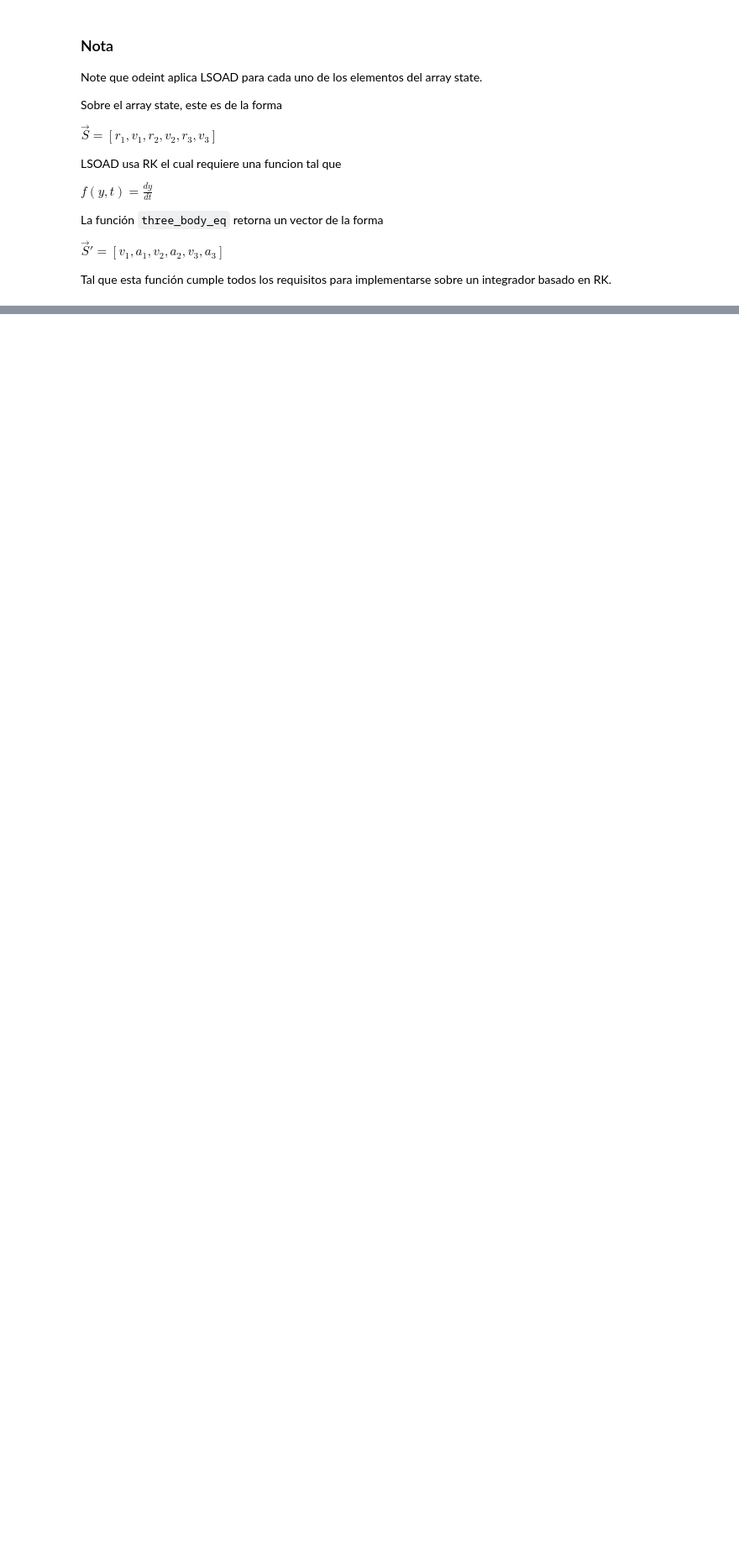
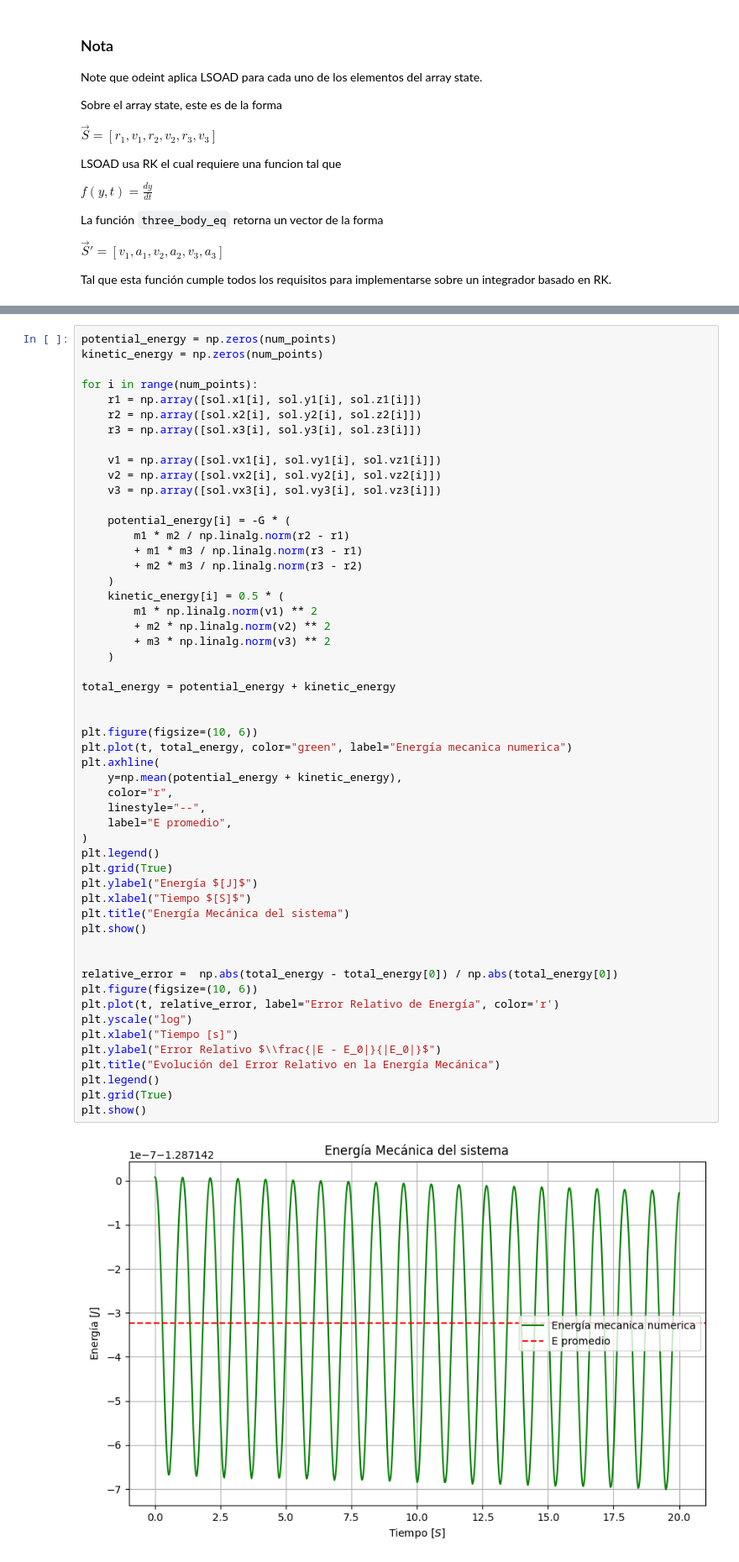
Before and after one commit to Another-DevX/Metodos-computacionales, a Jupyter notebook: proyecto/tres_cuerpos.ipynb, the cells around one changed output, grey strips where cells are left out. Shown: that part at 84% size. Drawn from its saved outputs; the diff is of its cells as text; blank space fills up the shorter version.

```diff
--- a/proyecto/tres_cuerpos.ipynb
+++ b/proyecto/tres_cuerpos.ipynb
@@ -115,0 +197,55 @@ plt.show()
+# %%
+potential_energy = np.zeros(num_points)
+kinetic_energy = np.zeros(num_points)
+
+for i in range(num_points):
+    r1 = np.array([sol.x1[i], sol.y1[i], sol.z1[i]])
+    r2 = np.array([sol.x2[i], sol.y2[i], sol.z2[i]])
+    r3 = np.array([sol.x3[i], sol.y3[i], sol.z3[i]])
+
+    v1 = np.array([sol.vx1[i], sol.vy1[i], sol.vz1[i]])
+    v2 = np.array([sol.vx2[i], sol.vy2[i], sol.vz2[i]])
+    v3 = np.array([sol.vx3[i], sol.vy3[i], sol.vz3[i]])
+
+    potential_energy[i] = -G * (
+        m1 * m2 / np.linalg.norm(r2 - r1)
+        + m1 * m3 / np.linalg.norm(r3 - r1)
+        + m2 * m3 / np.linalg.norm(r3 - r2)
+    )
+    kinetic_energy[i] = 0.5 * (
+        m1 * np.linalg.norm(v1) ** 2
+        + m2 * np.linalg.norm(v2) ** 2
+        + m3 * np.linalg.norm(v3) ** 2
+    )
+
+total_energy = potential_energy + kinetic_energy
+
+
+plt.figure(figsize=(10, 6))
+plt.plot(t, total_energy, color="green", label="Energía mecanica numerica")
+plt.axhline(
+    y=np.mean(potential_energy + kinetic_energy),
+    color="r",
+    linestyle="--",
+    label="E promedio",
+)
+plt.legend()
+plt.grid(True)
+plt.ylabel("Energía $[J]$")
+plt.xlabel("Tiempo $[S]$")
+plt.title("Energía Mecánica del sistema")
+plt.show()
+
+
+relative_error =  np.abs(total_energy - total_energy[0]) / np.abs(total_energy[0])
+plt.figure(figsize=(10, 6))
+plt.plot(t, relative_error, label="Error Relativo de Energía", color='r')
+plt.yscale("log")
+plt.xlabel("Tiempo [s]")
+plt.ylabel("Error Relativo $\\frac{|E - E_0|}{|E_0|}$")
+plt.title("Evolución del Error Relativo en la Energía Mecánica")
+plt.legend()
+plt.grid(True)
+plt.show()
+# %% [output]
+[figure, added]
```
Also changed, not shown: parts of 7 cells of this notebook.
